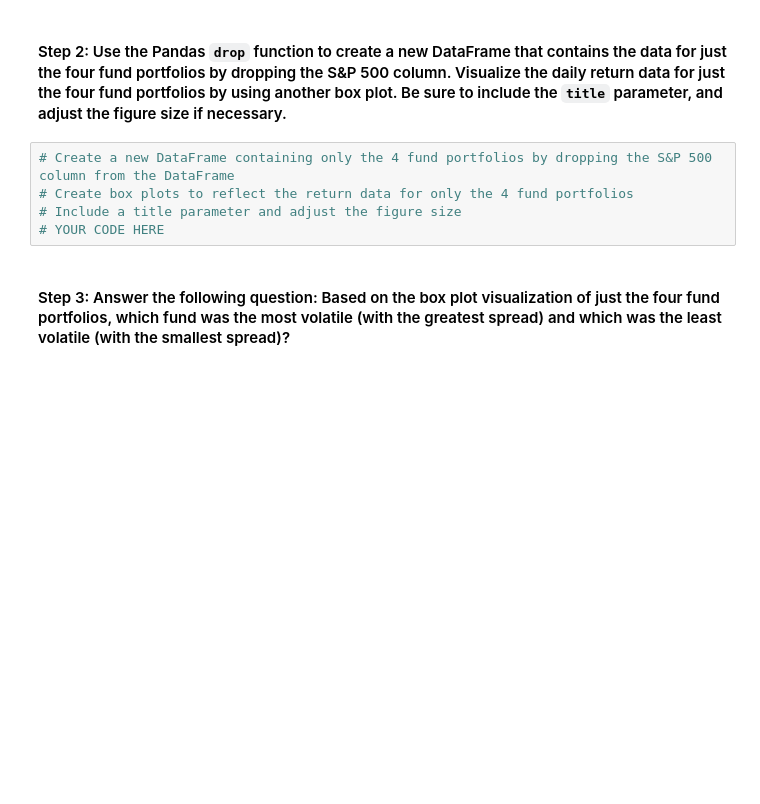
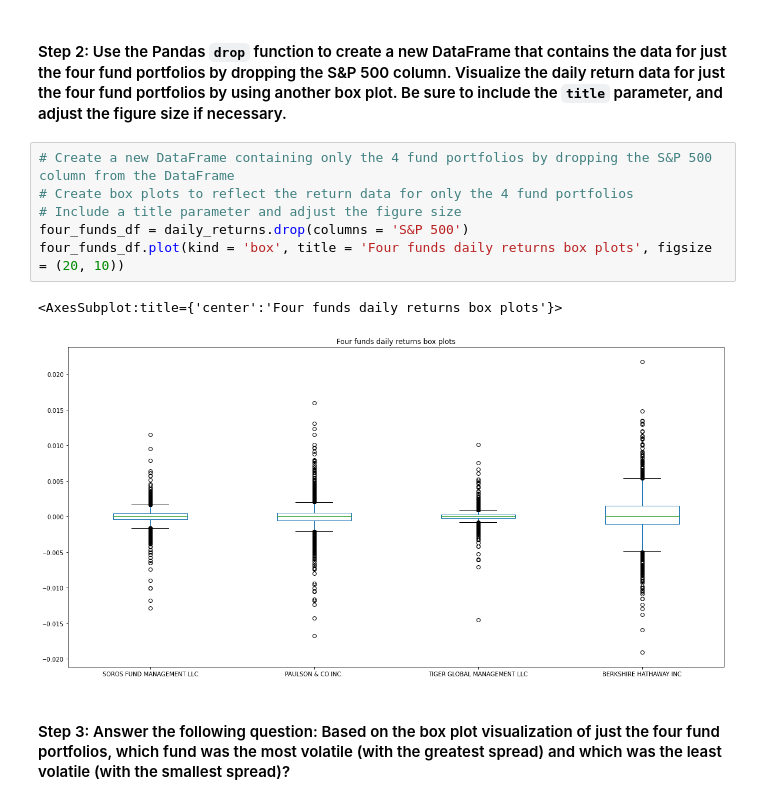
Before and after one commit to sjufan84/investment_strategy_evals-school-project-, a Jupyter notebook: risk_return_analysis.ipynb, the cells around one changed output. Saved outputs shown, nothing was run; the diff lists cells and outputs as text; blank space fills up the shorter version.

```diff
--- a/risk_return_analysis.ipynb
+++ b/risk_return_analysis.ipynb
@@ -201,8 +204,12 @@ Analyze the volatility of each of the four fund portfolios and of the S&P 500 In
 # %%
 # Create a new DataFrame containing only the 4 fund portfolios by dropping the S&P 500 column from the DataFrame
 # Create box plots to reflect the return data for only the 4 fund portfolios
 # Include a title parameter and adjust the figure size
-# YOUR CODE HERE
+four_funds_df = daily_returns.drop(columns = 'S&P 500')
+four_funds_df.plot(kind = 'box', title = 'Four funds daily returns box plots', figsize = (20, 10))
+# %% [output]
+<AxesSubplot:title={'center':'Four funds daily returns box plots'}>
+[figure, added]
 # %% [markdown]
 #### Step 3: Answer the following question: Based on the box plot visualization of just the four fund portfolios, which fund was the most volatile (with the greatest spread) and which was the least volatile (with the smallest spread)?
 # %% [markdown]
```
Also changed, not shown: parts of 1 cell of this notebook.
